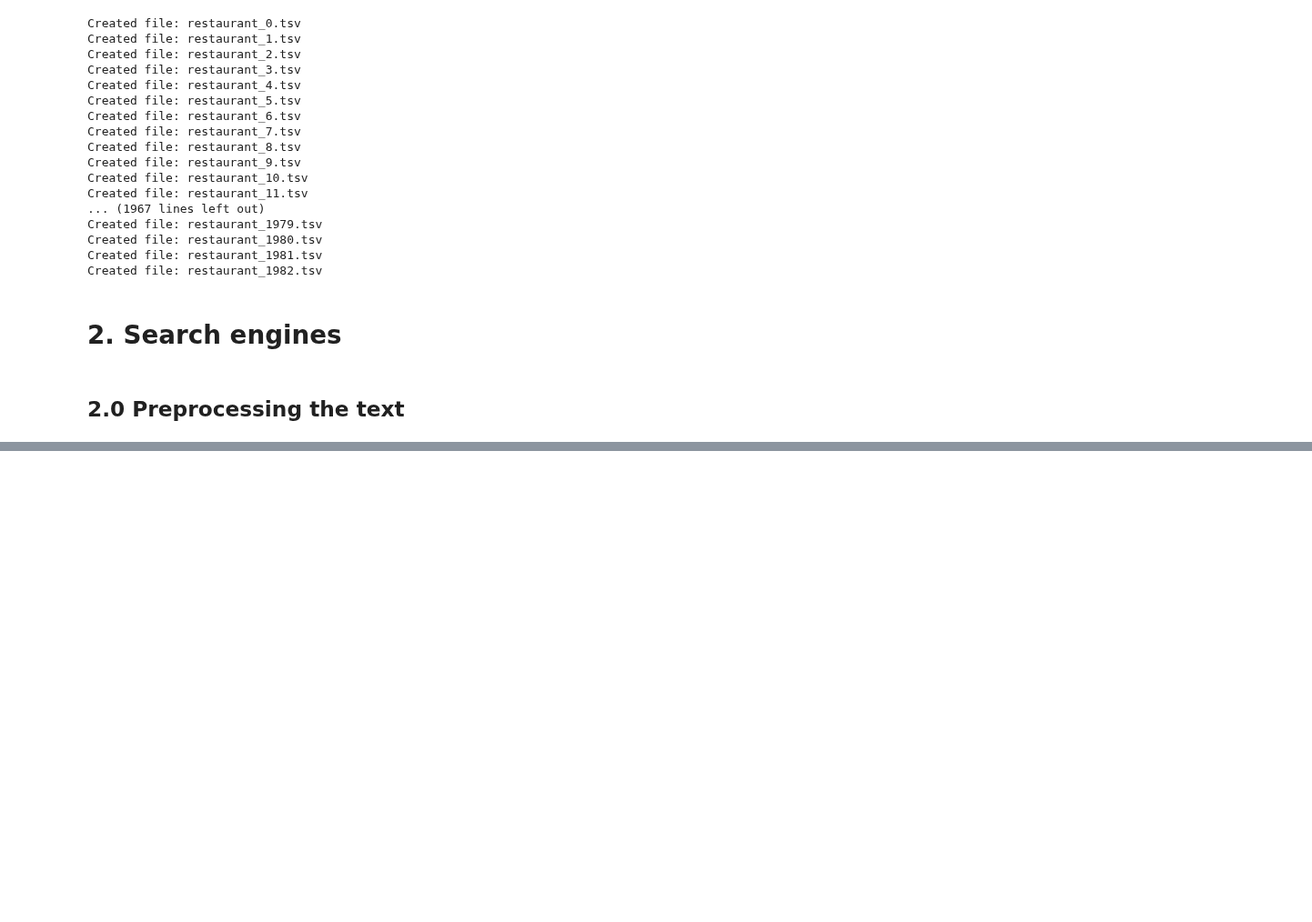
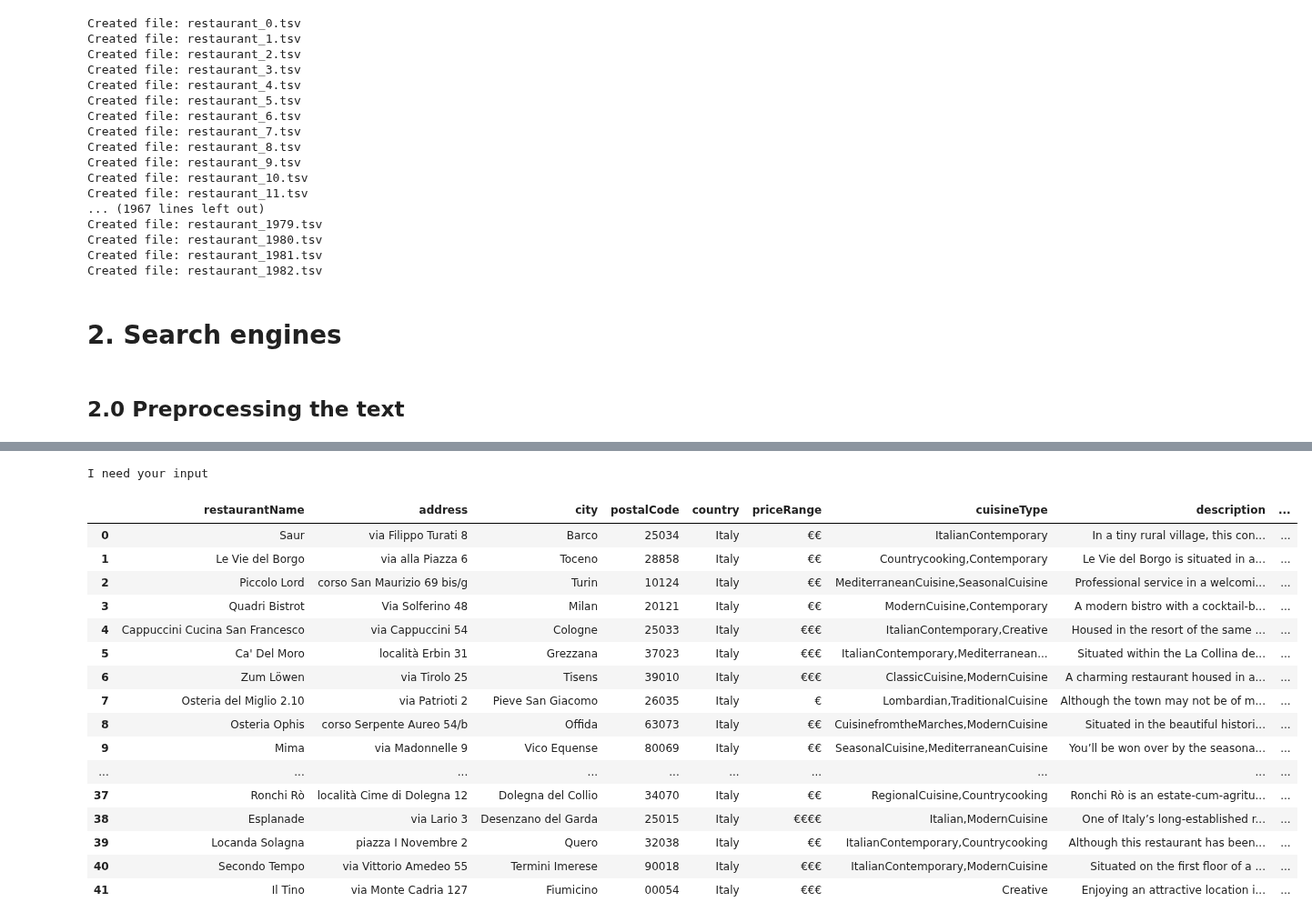
Before and after one commit to yaraoyoussef/ADM-HW3, a Jupyter notebook: main.ipynb, the cells around one changed output, grey strips where cells are left out. Shown at 91% size. Cells and saved outputs as stored; diff of their text form; code cells hidden in the pictures; blank space fills up the shorter version.

```diff
--- a/main.ipynb
+++ b/main.ipynb
@@ -209,0 +245,37 @@ df_restaurants
+# %%
+print("I need your input")
+query = input()
+query = clean_desc(query)
+
+intersection_set = engine.conjunctive_query(query)
+
+df_toPrint = []
+
+df_toPrint = pd.DataFrame(df_toPrint)
+
+for restaurant in intersection_set:
+    filtered_df = df_restaurants.query("restaurantName == @restaurant")
+    df_toPrint = pd.concat([df_toPrint, filtered_df])
+
+df_toPrint.reset_index(drop=True, inplace=True)
+
+display(df_toPrint)
+# %% [output]
+I need your input
+|  | restaurantName | address | city | postalCode | country | priceRange | cuisineType | description | ... |
+| 0 | Saur | via Filippo Turati 8 | Barco | 25034 | Italy | €€ | ItalianContemporary | In a tiny rural village, this con... | ... |
+| 1 | Le Vie del Borgo | via alla Piazza 6 | Toceno | 28858 | Italy | €€ | Countrycooking,Contemporary | Le Vie del Borgo is situated in a... | ... |
+| 2 | Piccolo Lord | corso San Maurizio 69 bis/g | Turin | 10124 | Italy | €€ | MediterraneanCuisine,SeasonalCuisine | Professional service in a welcomi... | ... |
+| 3 | Quadri Bistrot | Via Solferino 48 | Milan | 20121 | Italy | €€ | ModernCuisine,Contemporary | A modern bistro with a cocktail-b... | ... |
+| 4 | Cappuccini Cucina San Francesco | via Cappuccini 54 | Cologne | 25033 | Italy | €€€ | ItalianContemporary,Creative | Housed in the resort of the same ... | ... |
+| 5 | Ca' Del Moro | località Erbin 31 | Grezzana | 37023 | Italy | €€€ | ItalianContemporary,Mediterranean... | Situated within the La Collina de... | ... |
+| 6 | Zum Löwen | via Tirolo 25 | Tisens | 39010 | Italy | €€€ | ClassicCuisine,ModernCuisine | A charming restaurant housed in a... | ... |
+| 7 | Osteria del Miglio 2.10 | via Patrioti 2 | Pieve San Giacomo | 26035 | Italy | € | Lombardian,TraditionalCuisine | Although the town may not be of m... | ... |
+| 8 | Osteria Ophis | corso Serpente Aureo 54/b | Offida | 63073 | Italy | €€ | CuisinefromtheMarches,ModernCuisine | Situated in the beautiful histori... | ... |
+| 9 | Mima | via Madonnelle 9 | Vico Equense | 80069 | Italy | €€ | SeasonalCuisine,MediterraneanCuisine | You’ll be won over by the seasona... | ... |
+| ... | ... | ... | ... | ... | ... | ... | ... | ... | ... |
+| 37 | Ronchi Rò | località Cime di Dolegna 12 | Dolegna del Collio | 34070 | Italy | €€ | RegionalCuisine,Countrycooking | Ronchi Rò is an estate-cum-agritu... | ... |
+| 38 | Esplanade | via Lario 3 | Desenzano del Garda | 25015 | Italy | €€€€ | Italian,ModernCuisine | One of Italy’s long-established r... | ... |
+| 39 | Locanda Solagna | piazza I Novembre 2 | Quero | 32038 | Italy | €€ | ItalianContemporary,Countrycooking | Although this restaurant has been... | ... |
+| 40 | Secondo Tempo | via Vittorio Amedeo 55 | Termini Imerese | 90018 | Italy | €€€ | ItalianContemporary,ModernCuisine | Situated on the first floor of a ... | ... |
+| 41 | Il Tino | via Monte Cadria 127 | Fiumicino | 00054 | Italy | €€€ | Creative | Enjoying an attractive location i... | ... |
```
Also changed, not shown: parts of 5 cells of this notebook, 1 other file.
